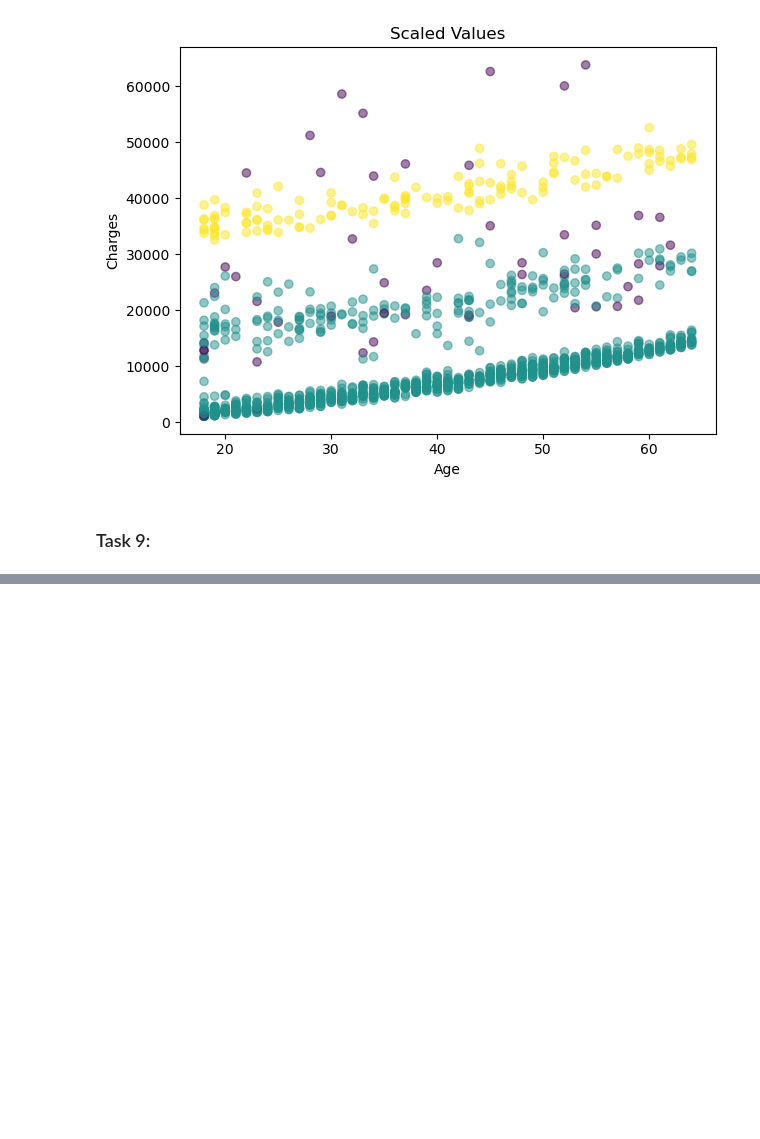
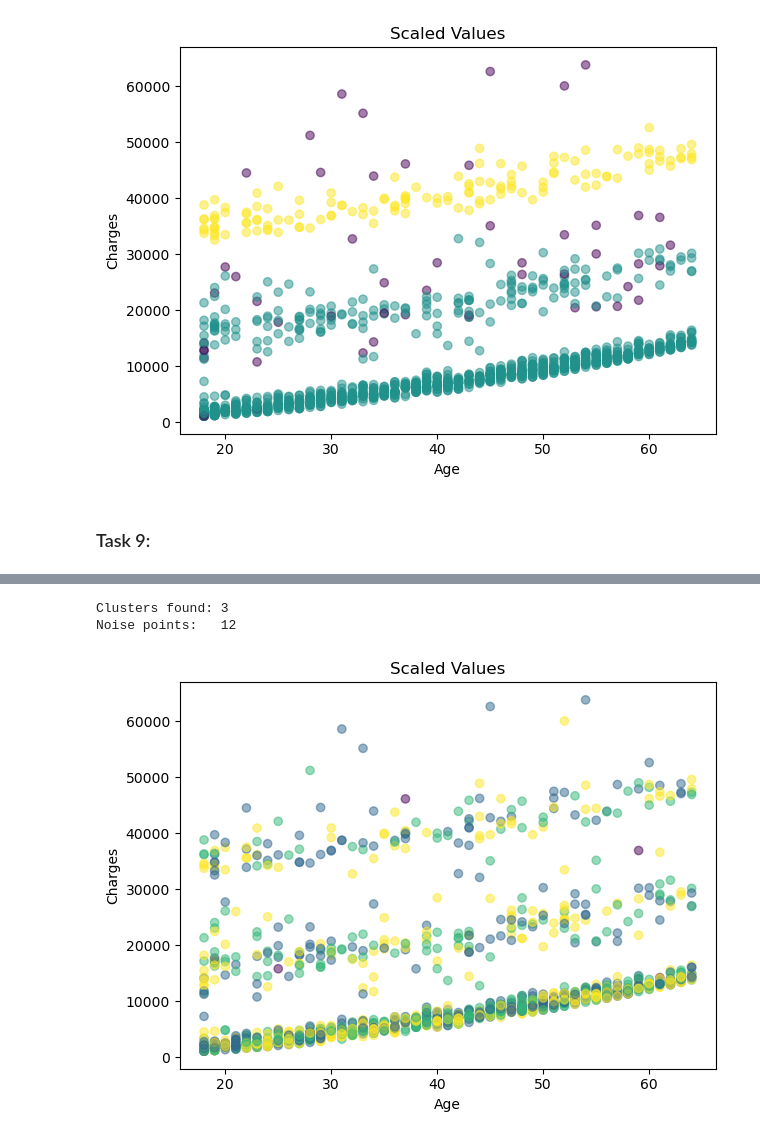
Before and after one commit to crussell1856/ML_Clustering, a Jupyter notebook: assignment.ipynb, the cells around one changed output, grey strips where cells are left out. Drawn from its saved outputs; the diff is of its cells as text; code cells hidden in the pictures; blank space fills up the shorter version.

```diff
--- a/assignment.ipynb
+++ b/assignment.ipynb
@@ -240,0 +274,19 @@ Noise points:   51
+# %%
+from sklearn.cluster import DBSCAN
+db = DBSCAN(eps=.4, min_samples=5)
+insurance_df['db_cluster'] = db.fit_predict(X_scaled)
+n_clusters = len(set(insurance_df['db_cluster'])) - 1
+n_noise = (insurance_df['db_cluster'] == -1).sum()
+print(f"Clusters found: {n_clusters}")
+print(f"Noise points:   {n_noise}")
+
+plt.scatter(insurance_df[['age']], insurance_df[['charges']], alpha=0.5, c=insurance_df['db_cluster'], cmap='viridis')
+plt.title('Scaled Values')
+plt.xlabel('Age')
+plt.ylabel('Charges')
+plt.tight_layout()
+plt.show()
+# %% [output]
+Clusters found: 3
+Noise points:   12
+[figure, added]
```
Also changed, not shown: parts of 1 cell of this notebook.
